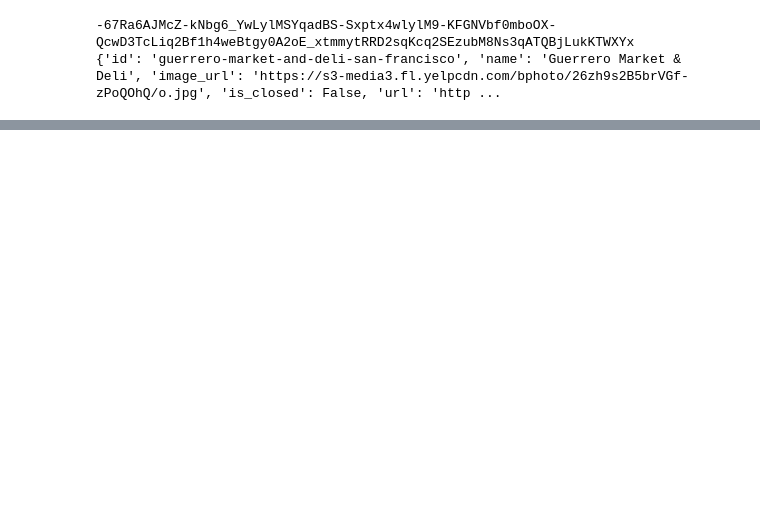
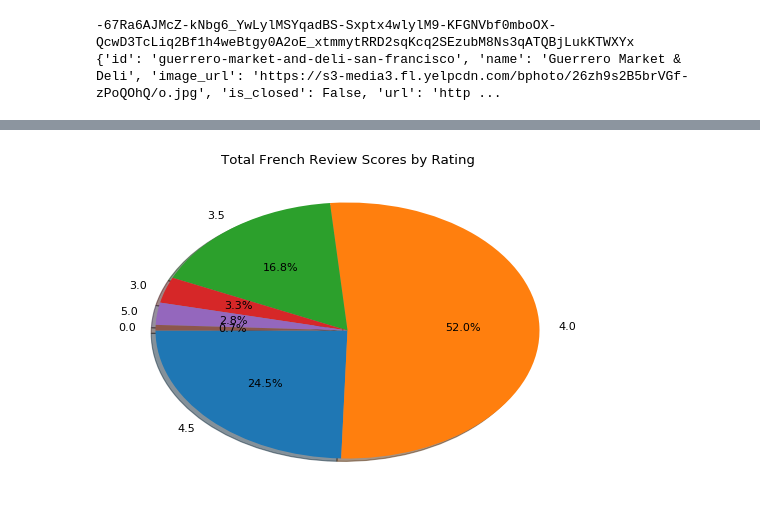
Before and after one commit to nvodoor/RBA, a Jupyter notebook: YelpReviewsAPI.ipynb, the cells around one changed output, grey strips where cells are left out. Cells and saved outputs as stored; diff of their text form; code cells hidden in the pictures; blank space fills up the shorter version.

```diff
--- a/YelpReviewsAPI.ipynb
+++ b/YelpReviewsAPI.ipynb
@@ -238,0 +360,11 @@ SoMa.to_csv("Yelp/Soma.csv")
+# %%
+fig = plt.figure(dpi=80)
+ax = fig.add_axes([1, 1, 1, 1])
+explode = (0,0,0,0,0,0)
+
+ax.pie(Frenchrevstotal, labels=Frenchscores, autopct='%1.1f%%', shadow=True, explode=explode, startangle=180)
+ax.set_title('Total French Review Scores by Rating')
+fig.savefig("Frenchreviews.png")
+plt.show()
+# %% [output]
+[figure, added]
```
Also changed, not shown: parts of 31 cells of this notebook.
